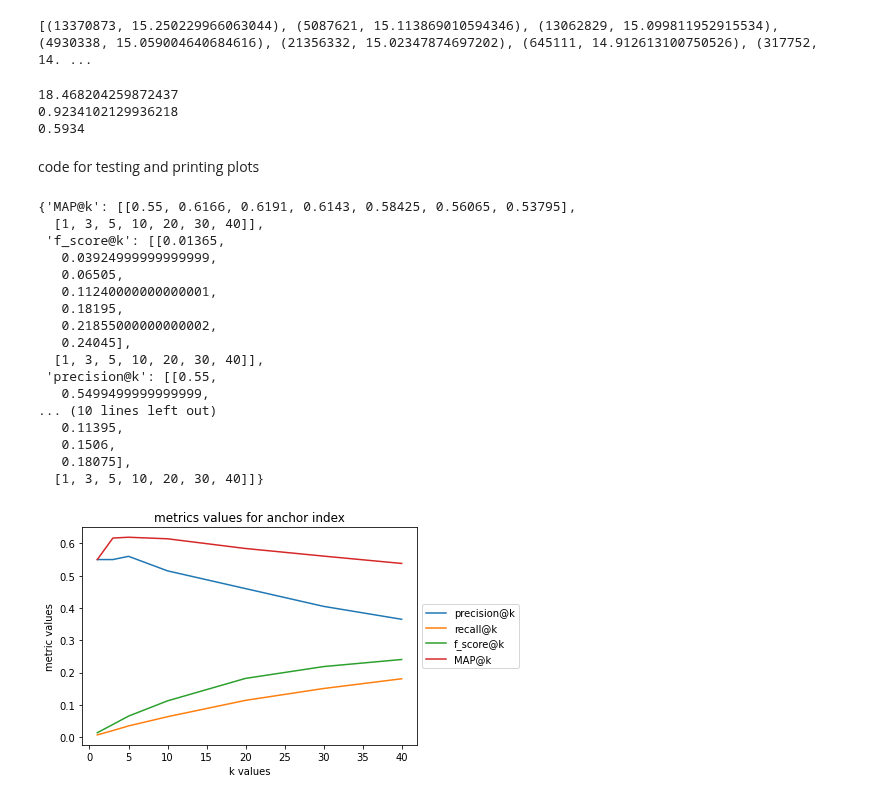
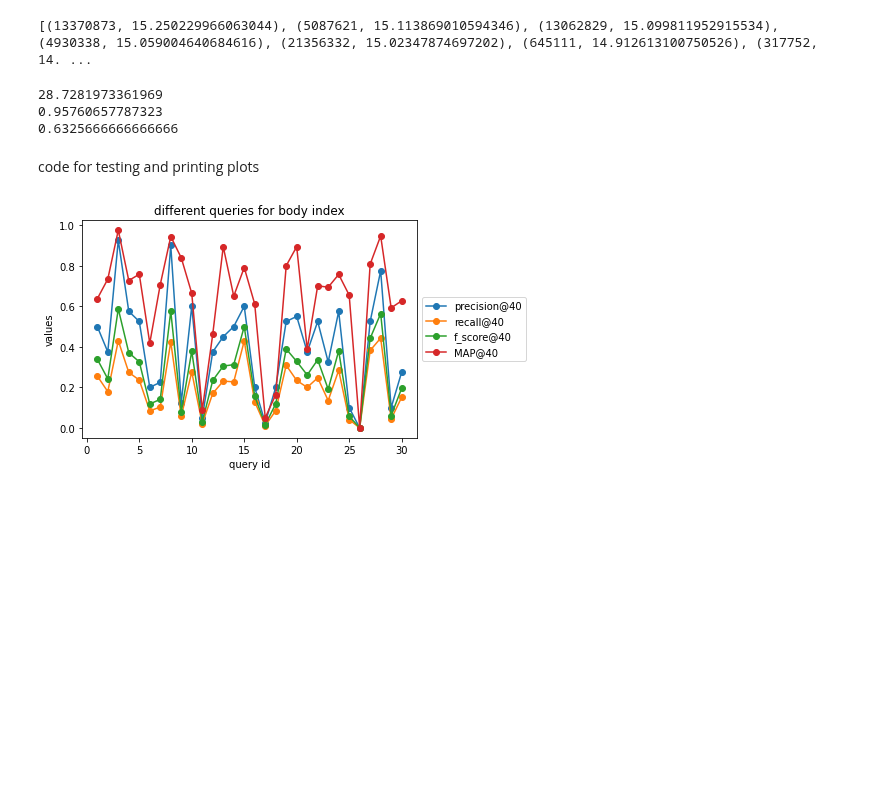
Before and after one commit to noa-blenkitny/WikipediaSearchEngine, a Jupyter notebook: testing_and_evaluations.ipynb, the cells around one changed output. Drawn from its saved outputs; the diff is of its cells as text; code cells hidden in the pictures; blank space fills up the shorter version.

```diff
--- a/testing_and_evaluations.ipynb
+++ b/testing_and_evaluations.ipynb
@@ -714,52 +714,35 @@ print(best_backend_search(["python"], bm25_A))
 t_search = time()
 search_res={}
 for query in queries:
-  search_res[query[0]]=backend_search(query[1]['question'],bm25_B,bm25_T, pr, 0.1,0.7,0.2)
+  search_res[query[0]]=backend_search(query[1]['question'],bm25_B,bm25_T, 0.8,0.2)
 search_result_time = time() - t_search
 #print(search_res)
 print(search_result_time)
-print(search_result_time/20)
+print(search_result_time/30)
 avg_presicion_list=[]
 for key, value in search_res.items():
   value = [x[0] for x in value]
   avg_presicion_list.append(average_precision(queries[key-1][1]['relevance_assessments'],value))
 print(np.mean(avg_presicion_list))
 # %% [output]
-18.468204259872437
-0.9234102129936218
-0.5934
+28.7281973361969
+0.95760657787323
+0.6325666666666666
 # %% [markdown]
 code for testing and printing plots
 # %%
 
 
 #true_relevancy = [(1,{'question': 'python','relevance_assessments' : query_python_true_list}),(2,{'question': 'why do men have nipples','relevance_assessments' : query_nipples_true_list})]
 #predicted_relevancy_for_body = {1:body_search_result,2:few_body_search_result}
 #print(predicted_relevancy_for_body)
 #predicted_relevancy_for_title = {1:title_search_result,2:few_title_search_result}
 #predicted_relevancy_for_anchor = {1:anchor_search_result,2:few_anchor_search_result}
 #metrices_names = ['precision@k','recall@k','f_score@k','MAP@k']
 metrices_names = ['precision@k','recall@k','f_score@k','MAP@k']
 k_values = [1,3,5,10,20,30,40]
 #k_values = [1,3,5,10]
-plot_metric_with_differnt_k_values(queries,search_res,metrices_names,k_values)
-# plot_metric_different_quieries(queries,search_res,metrices_names,40)
+# plot_metric_with_differnt_k_values(queries,search_res,metrices_names,k_values)
+plot_metric_different_quieries(queries,search_res,metrices_names,40)
 # %% [output]
-{'MAP@k': [[0.55, 0.6166, 0.6191, 0.6143, 0.58425, 0.56065, 0.53795],
-  [1, 3, 5, 10, 20, 30, 40]],
- 'f_score@k': [[0.01365,
-   0.03924999999999999,
-   0.06505,
-   0.11240000000000001,
-   0.18195,
-   0.21855000000000002,
-   0.24045],
-  [1, 3, 5, 10, 20, 30, 40]],
- 'precision@k': [[0.55,
-   0.5499499999999999,
-... (10 lines left out)
-   0.11395,
-   0.1506,
-   0.18075],
-  [1, 3, 5, 10, 20, 30, 40]]}
-[figure, old version]
+[figure, new version]
```
Also changed, not shown: parts of 2 cells of this notebook.
